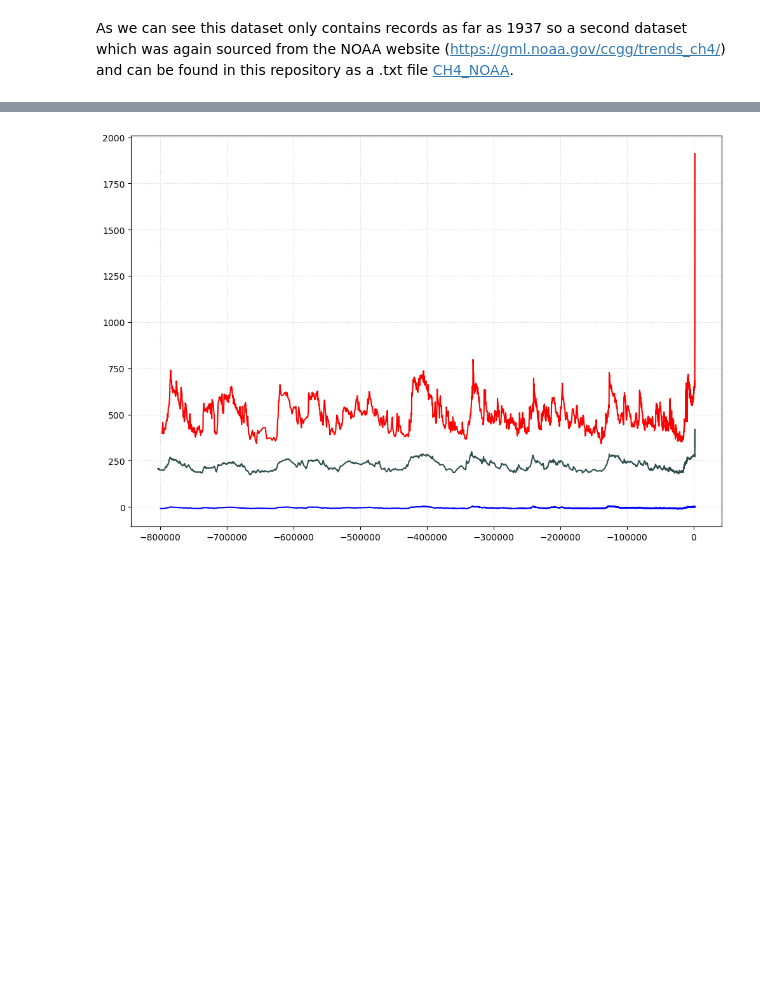
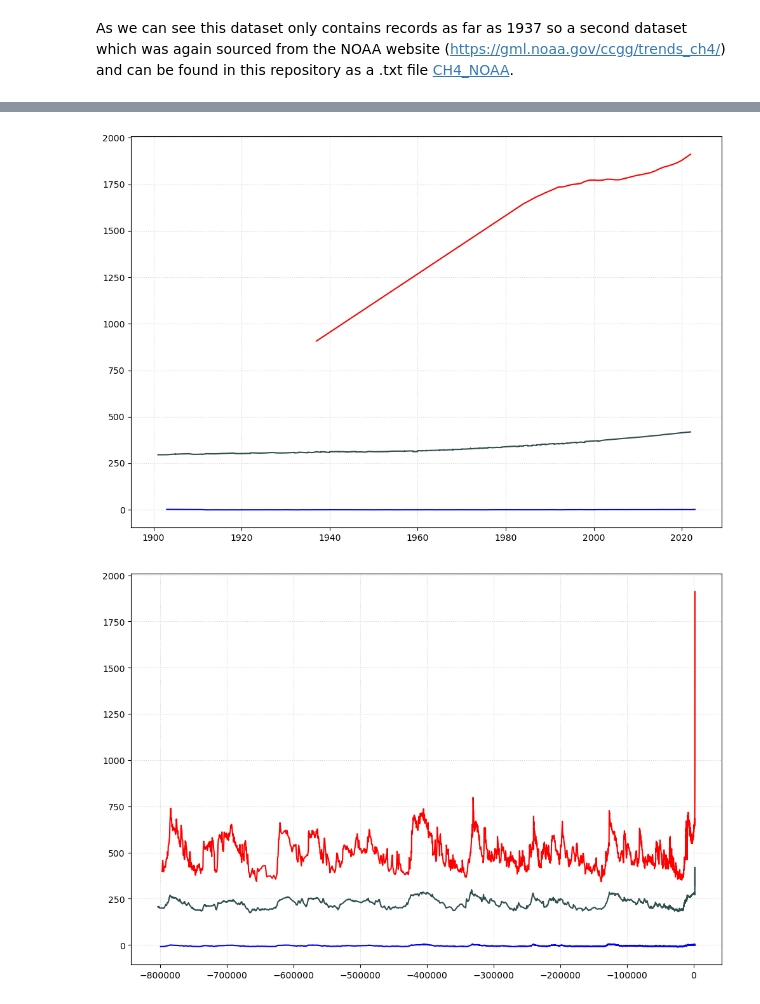
Before and after one commit to lgrealish/PfDA_Project_2, a Jupyter notebook: PfDA_Assignment2.ipynb, the cells around one changed output, grey strips where cells are left out. Saved outputs shown, nothing was run; the diff lists cells and outputs as text; code cells hidden in the pictures; blank space fills up the shorter version.

```diff
--- a/PfDA_Assignment2.ipynb
+++ b/PfDA_Assignment2.ipynb
@@ -358,10 +370,12 @@ ch4_after2000=ch4_merged[ch4_merged["year"] > 1900]
 # %%
 plt.figure(figsize=(12,8))
 plt.plot(temp_after2000['year'], temp_after2000['Temperature'], color = "blue")
-#plt.plot(co2_after2000['year'], co2_after2000['CO2 (ppmv)'], color = "darkslategrey")
-#plt.plot(ch4_after2000['year'],ch4_after2000['mean'], color = "red")
+plt.plot(co2_after2000['year'], co2_after2000['CO2 (ppmv)'], color = "darkslategrey")
+plt.plot(ch4_after2000['year'],ch4_after2000['mean'], color = "red")
 plt.grid(True, linestyle=':', color='lightgrey')
 plt.show()
+# %% [output]
+[figure, added]
 # %%
 plt.figure(figsize=(12,8))
 plt.plot(temp_merged['year'], temp_merged['Temperature'], color = "blue")
```
Also changed, not shown: parts of 7 cells of this notebook.
